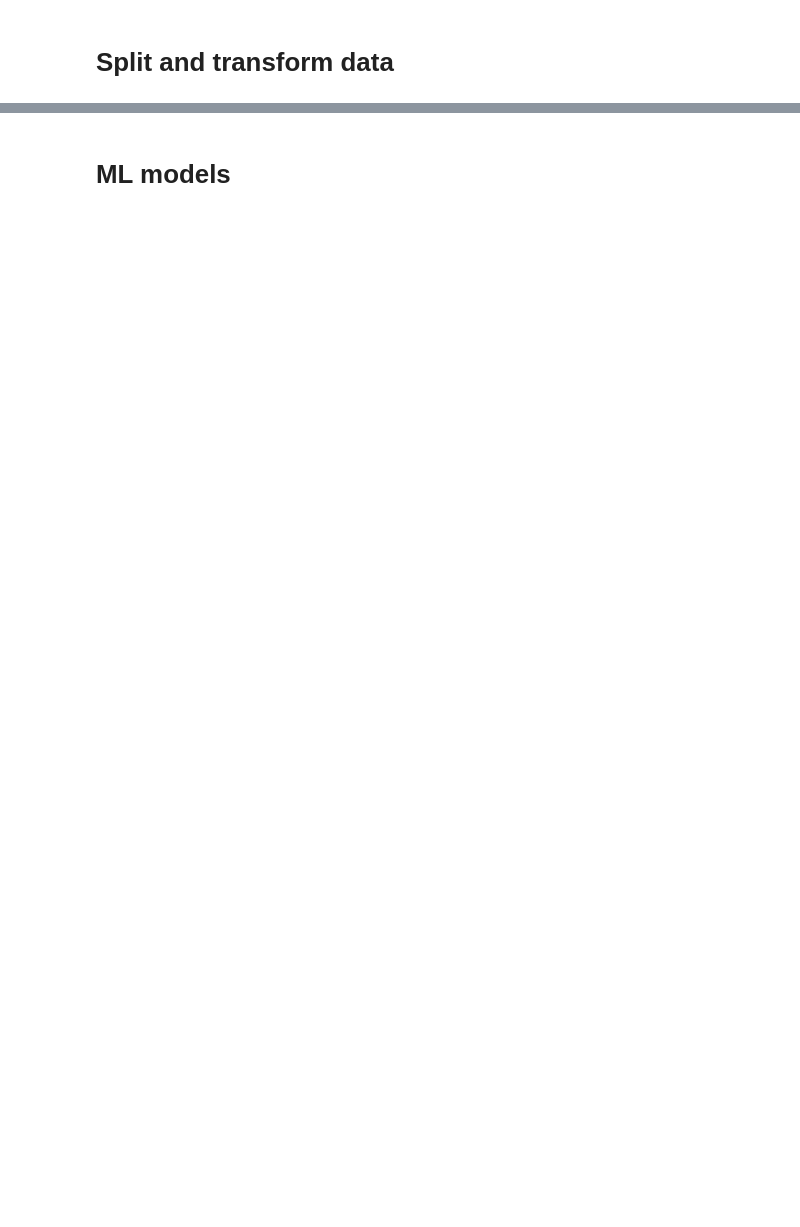
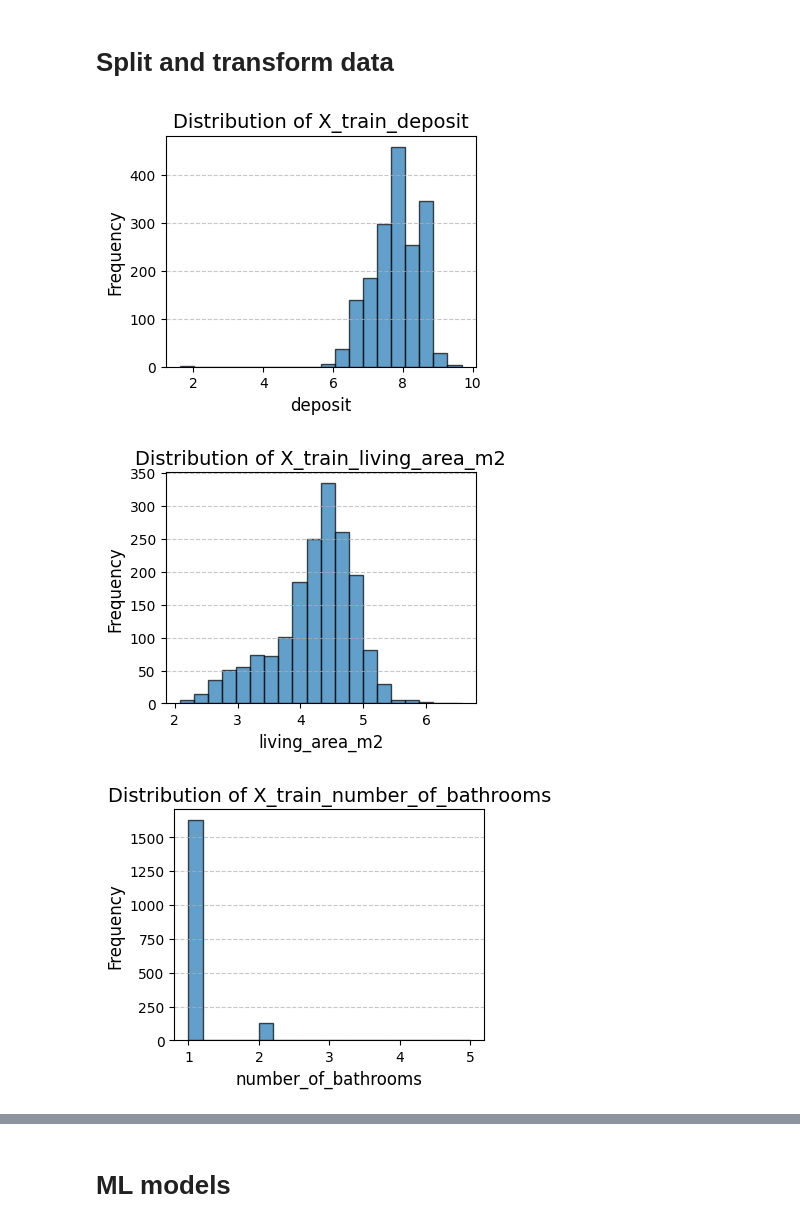
Before and after one commit to Yingtzudai/House-Searching-Helper, a Jupyter notebook: ML models.ipynb, the cells around one changed output, grey strips where cells are left out. Cells and saved outputs as stored; diff of their text form; code cells hidden in the pictures; blank space fills up the shorter version.

```diff
--- a/ML models.ipynb
+++ b/ML models.ipynb
@@ -406,0 +435,45 @@ y_test = np.log(y_test + 1)
+# %%
+from sklearn.preprocessing import StandardScaler
+import numpy as np
+
+# Step 1: Log-transform numeric columns (excluding already excluded ones)
+numeric_columns = df.select_dtypes(include=['float64', 'int32']).drop(
+    columns=['energy_rating', 'price', 'number_of_bathrooms', 'number_of_rooms', 'house_age']
+).columns
+
+for c in numeric_columns:
+    X_train[c] = np.log1p(X_train[c])  # Use log1p to handle zero values safely
+    X_test[c] = np.log1p(X_test[c])
+
+# Step 2: Shift and log-transform 'house_age'
+dfs = {'X_train': X_train, 'X_test': X_test}  # Use dictionary for better management
+shift_age_value = abs(X_train['house_age'].min()) + 1  # Calculate shift value from training data
+
+for name, d in dfs.items():
+    d['house_age'] = np.log1p(d['house_age'] + shift_age_value)  # Apply consistent transformation
+
+# Step 3: Transform 'number_of_rooms' with square root and scale
+scaler_rooms = StandardScaler()  # Initialize one scaler for consistent scaling
+X_train['number_of_rooms'] = scaler_rooms.fit_transform(np.sqrt(X_train[['number_of_rooms']]))
+X_test['number_of_rooms'] = scaler_rooms.transform(np.sqrt(X_test[['number_of_rooms']]))
+
+# Step 4: Transform target variable (if needed for modeling)
+y_train = np.log1p(y_train)  # Log-transform the target variable
+y_test = np.log1p(y_test)
+# %%
+dfs = {'X_train': X_train, 'X_test': X_test}  # Use a dictionary to associate names with DataFrames
+numeric_columns = X_train.select_dtypes(include=['float64', 'int32']).drop(columns=['energy_rating']).columns
+
+for name, d in dfs.items():  # Iterate through the dictionary
+    for column in numeric_columns:
+        plt.figure(figsize=(4, 3))  # Set figure size
+        plt.hist(d[column].dropna(), bins=20, edgecolor='k', alpha=0.7)  # Drop NaNs and plot histogram
+        plt.xlabel(column, fontsize=12)
+        plt.ylabel('Frequency', fontsize=12)
+        plt.title(f'Distribution of {name}_{column}', fontsize=14)
+        plt.grid(axis='y', linestyle='--', alpha=0.7)  # Optional: Add gridlines
+        plt.show()
+# %% [output]
+[figure, added]
+[figure, added]
+[figure, added]
```
Also changed, not shown: parts of 21 cells of this notebook.
